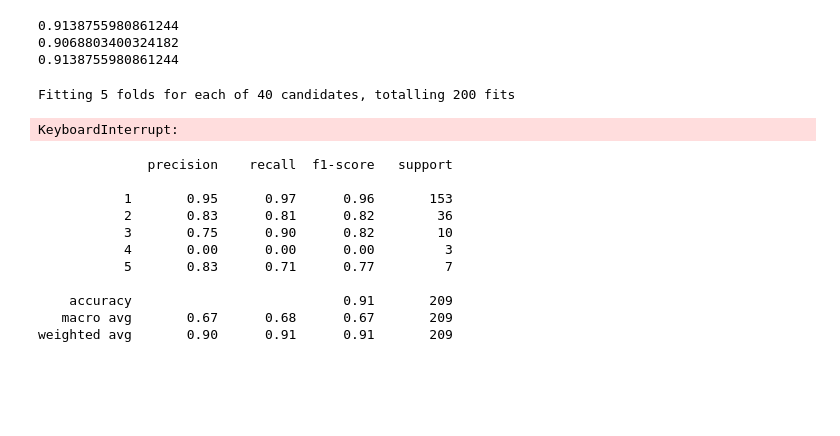
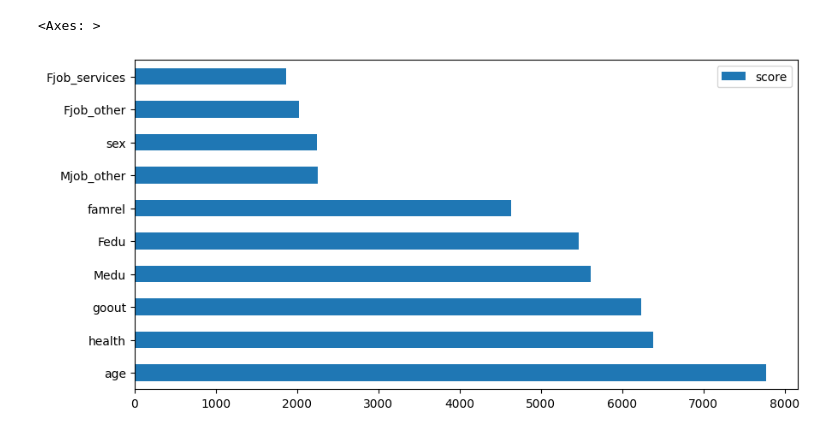
Before and after one commit to moon1201/DSGP8_Final, a Jupyter notebook: Modeling.ipynb, the cells around one changed output. Saved outputs shown, nothing was run; the diff lists cells and outputs as text; code cells hidden in the pictures; blank space fills up the shorter version.

```diff
--- a/Modeling.ipynb
+++ b/Modeling.ipynb
@@ -225,45 +108,24 @@ weighted avg       0.74      0.74      0.74       209
-# %%
-print(accuracy_score(y_test, y_pred))
-print(f1_score(y_test, y_pred, average='weighted'))
-print(recall_score(y_test, y_pred, average='weighted'))
-# %% [output]
-0.9138755980861244
-0.9068803400324182
-0.9138755980861244
-# %%
-param_grid = {'C': [0.1, 1, 10, 100],
-              'gamma': [1, 0.1, 0.01, 0.001, 0.0001],
-              'kernel': ['poly', 'rbf']}
-
-svc = svm.SVC()
-clf = GridSearchCV(svc, param_grid, refit=True, verbose=3, n_jobs=10)
-
-clf.fit(X_train, y_train)
-print(clf.best_params_)
-print(clf.best_estimator_)
-# %% [output]
-Fitting 5 folds for each of 40 candidates, totalling 200 fits
-KeyboardInterrupt:
 # %%
-model = XGBClassifier(n_estimators=300, max_depth=12, max_leaves=0, learning_rate=0.05, objective='multi:softmax', booster='gbtree', colsample_bytree=1, min_child_weight=1)
+modelD = XGBClassifier(n_estimators=300, max_depth=12, max_leaves=0, learning_rate=0.05, objective='multi:softmax', booster='gbtree', colsample_bytree=1, min_child_weight=1)
 
 X_train, X_test, y_train, y_test = train_test_split(selected, yD, test_size=0.2, random_state=30)
 le = LabelEncoder()
 y_train = le.fit_transform(y_train)
-model.fit(X_train, y_train)
-y_pred = model.predict(X_test)
-y_pred = le.inverse_transform(y_pred)
-print(classification_report(y_test, y_pred)) #0.9138755980861244
+modelD.fit(X_train, y_train)
+filename = 'modelD.sav'
+pickle.dump(modelD, open(filename, 'wb'))
+
+# y_pred = modelD.predict(X_test)
+# y_pred = le.inverse_transform(y_pred)
+# print(classification_report(y_test, y_pred)) #0.9138755980861244
-# %% [output]
-              precision    recall  f1-score   support
-
-           1       0.95      0.97      0.96       153
-           2       0.83      0.81      0.82        36
-           3       0.75      0.90      0.82        10
-           4       0.00      0.00      0.00         3
-           5       0.83      0.71      0.77         7
-
-    accuracy                           0.91       209
-   macro avg       0.67      0.68      0.67       209
-weighted avg       0.90      0.91      0.91       209
+# %%
+feature_important = modelD.get_booster().get_score(importance_type='weight')
+keys = list(feature_important.keys())
+values = list(feature_important.values())
+
+dataD = pd.DataFrame(data=values, index=keys, columns=["score"]).sort_values(by = "score", ascending=False)
+dataD.nlargest(10, columns="score").plot(kind='barh', figsize = (10,5)) ## plot top 10 features
+# %% [output]
+<Axes: >
+[figure, added]
 # %%
```
Also changed, not shown: parts of 22 cells of this notebook, 6 other files.
